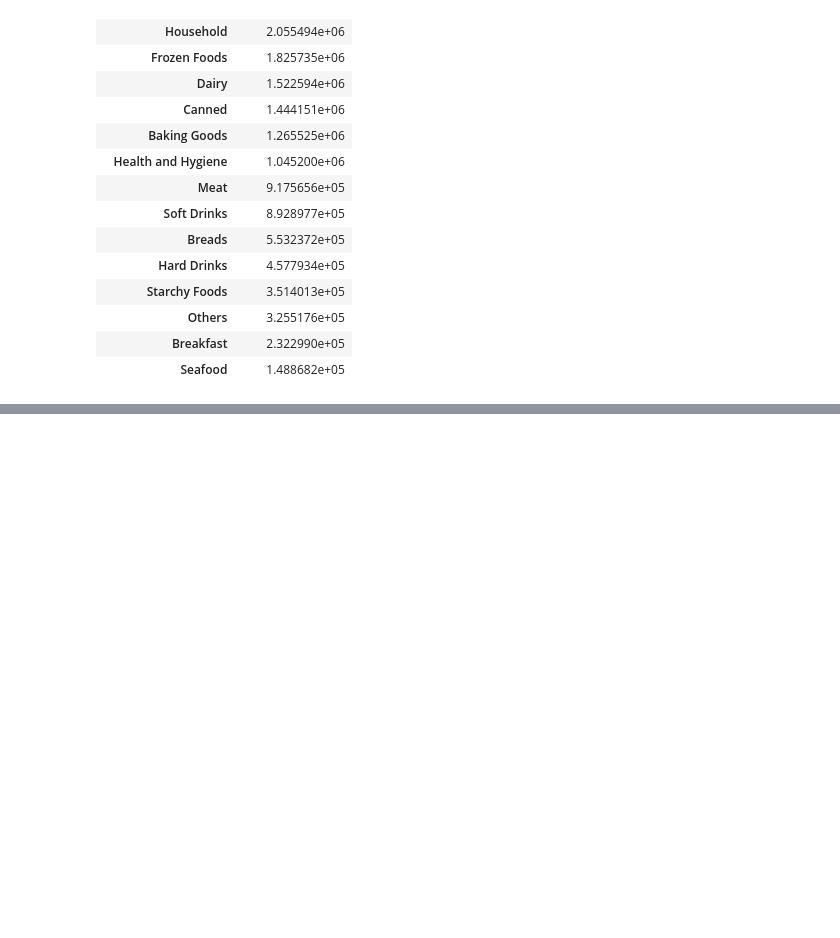
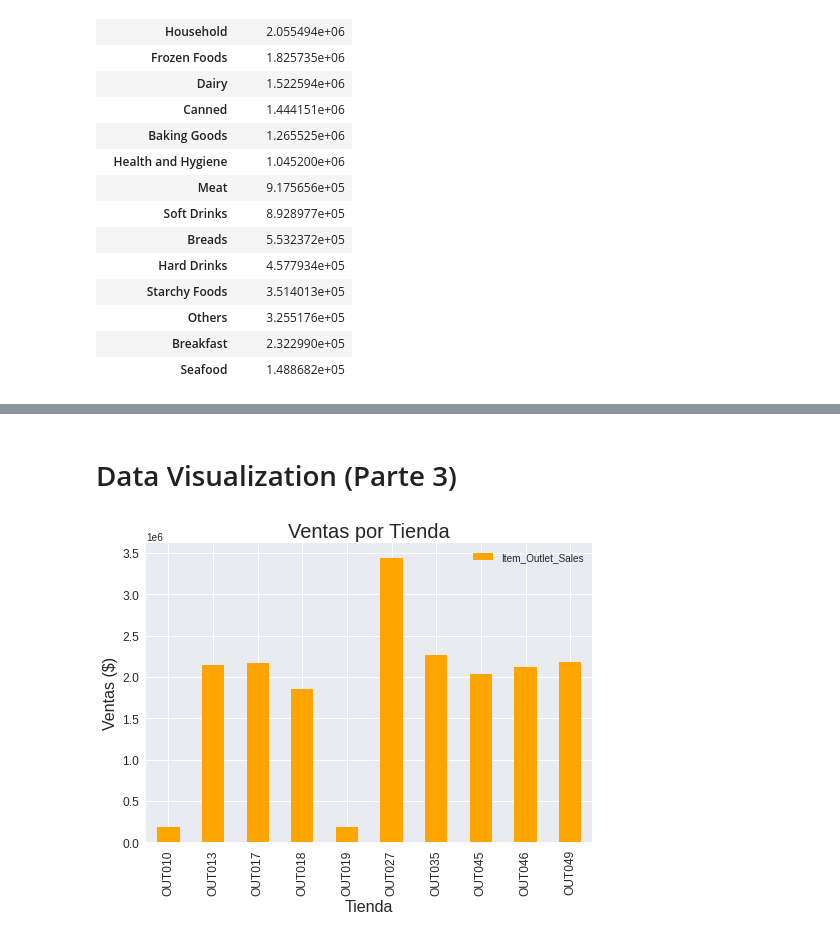
Before and after one commit to JGuarnizo/Sales-Predictions, a Jupyter notebook: Cleaning_Data.ipynb, the cells around one changed output, grey strips where cells are left out. Cells and saved outputs as stored; diff of their text form; code cells hidden in the pictures; blank space fills up the shorter version.

```diff
--- a/Cleaning_Data.ipynb
+++ b/Cleaning_Data.ipynb
@@ -293,0 +391,6 @@ memory usage: 865.2+ KB
+# %%
+#Se corrige problema reemplazando valores repetidos
+df_final['Item_Fat_Content'] = np.where(df_final['Item_Fat_Content']=='low fat', 'Low Fat', df_final['Item_Fat_Content'])
+df_final['Item_Fat_Content'] = np.where(df_final['Item_Fat_Content']=='LF', 'Low Fat', df_final['Item_Fat_Content'])
+df_final['Item_Fat_Content'] = np.where(df_final['Item_Fat_Content']=='reg', 'Regular', df_final['Item_Fat_Content'])
+df_final['Item_Fat_Content'].unique()
@@ -374,0 +504,14 @@ df.groupby(['Item_Type'])[['Item_Outlet_Sales']].sum().sort_values(by='Item_Outl
+# %% [markdown]
+# Data Visualization (Parte 3)
+# %%
+#Ventas por tienda
+plt.style.use('seaborn')
+sales_outlet=df_final.groupby(['Outlet_Identifier'])[['Item_Outlet_Sales']].sum()
+sales_outlet.plot.bar(color='orange');
+plt.xticks(fontsize = 12)
+plt.yticks(fontsize = 12)
+plt.xlabel('Tienda', fontsize=16)
+plt.ylabel('Ventas ($)', fontsize=16)
+plt.title('Ventas por Tienda', fontsize=20);
+# %% [output]
+[figure, added]
```
Also changed, not shown: parts of 32 cells of this notebook.
